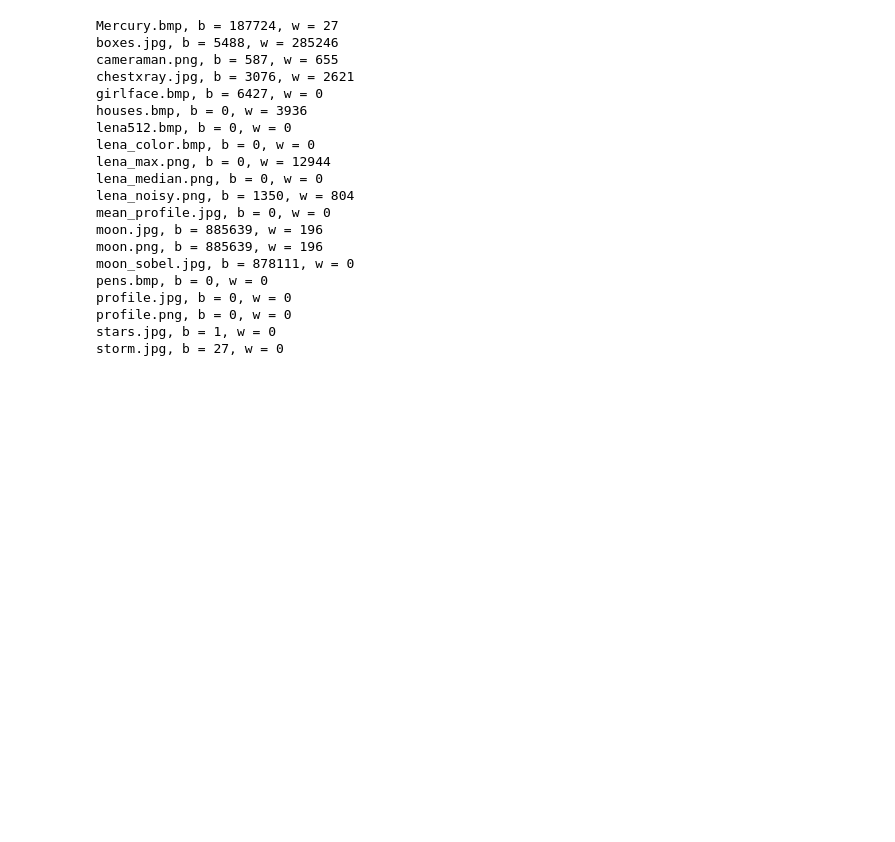
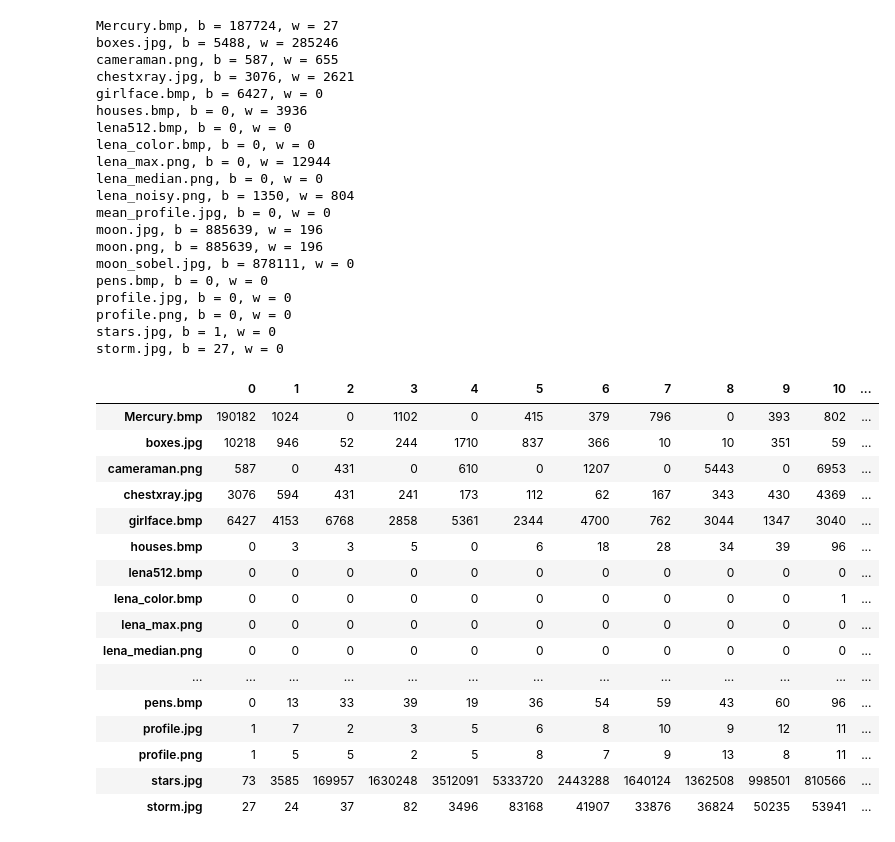
Before and after one commit to SohamMalakar/dip_lab, a Jupyter notebook: 13.01.25_SP.ipynb, the cells around one changed output. Cells and saved outputs as stored; diff of their text form; code cells hidden in the pictures; blank space fills up the shorter version.

```diff
--- a/13.01.25_SP.ipynb
+++ b/13.01.25_SP.ipynb
@@ -53,3 +50,51 @@ profile.jpg, b = 0, w = 0
 profile.png, b = 0, w = 0
 stars.jpg, b = 1, w = 0
 storm.jpg, b = 27, w = 0
+# %%
+data = []
+# %%
+for img in images:
+    freq = [0] * 256
+    mat = plt.imread(os.path.join("images", img))
+    img_type = img.split(".")[-1]
+
+    if len(mat.shape) > 2:
+        r, g, b = mat[:,:,0], mat[:,:,1], mat[:,:,2]
+        mat = r * 0.299 + g * 0.587 + b * 0.114
+
+    if img_type == "png":
+        for r in range(mat.shape[0]):
+            for c in range(mat.shape[1]):
+                mat[r, c] *= 255
+
+    for r in range(mat.shape[0]):
+        for c in range(mat.shape[1]):
+            freq[int(mat[r, c])] += 1
+
+    data.append(freq)
+# %%
+import pandas as pd
+
+pd.set_option('display.max_columns', 256)
+# %%
+df = pd.DataFrame(data, columns=range(256))
+df.index = images
+df
+# %% [output]
+|  | 0 | 1 | 2 | 3 | 4 | 5 | 6 | 7 | 8 | 9 | 10 | ... |
+| Mercury.bmp | 190182 | 1024 | 0 | 1102 | 0 | 415 | 379 | 796 | 0 | 393 | 802 | ... |
+| boxes.jpg | 10218 | 946 | 52 | 244 | 1710 | 837 | 366 | 10 | 10 | 351 | 59 | ... |
+| cameraman.png | 587 | 0 | 431 | 0 | 610 | 0 | 1207 | 0 | 5443 | 0 | 6953 | ... |
+| chestxray.jpg | 3076 | 594 | 431 | 241 | 173 | 112 | 62 | 167 | 343 | 430 | 4369 | ... |
+| girlface.bmp | 6427 | 4153 | 6768 | 2858 | 5361 | 2344 | 4700 | 762 | 3044 | 1347 | 3040 | ... |
+| houses.bmp | 0 | 3 | 3 | 5 | 0 | 6 | 18 | 28 | 34 | 39 | 96 | ... |
+| lena512.bmp | 0 | 0 | 0 | 0 | 0 | 0 | 0 | 0 | 0 | 0 | 0 | ... |
+| lena_color.bmp | 0 | 0 | 0 | 0 | 0 | 0 | 0 | 0 | 0 | 0 | 1 | ... |
+| lena_max.png | 0 | 0 | 0 | 0 | 0 | 0 | 0 | 0 | 0 | 0 | 0 | ... |
+| lena_median.png | 0 | 0 | 0 | 0 | 0 | 0 | 0 | 0 | 0 | 0 | 0 | ... |
+| ... | ... | ... | ... | ... | ... | ... | ... | ... | ... | ... | ... | ... |
+| pens.bmp | 0 | 13 | 33 | 39 | 19 | 36 | 54 | 59 | 43 | 60 | 96 | ... |
+| profile.jpg | 1 | 7 | 2 | 3 | 5 | 6 | 8 | 10 | 9 | 12 | 11 | ... |
+| profile.png | 1 | 5 | 5 | 2 | 5 | 8 | 7 | 9 | 13 | 8 | 11 | ... |
+| stars.jpg | 73 | 3585 | 169957 | 1630248 | 3512091 | 5333720 | 2443288 | 1640124 | 1362508 | 998501 | 810566 | ... |
+| storm.jpg | 27 | 24 | 37 | 82 | 3496 | 83168 | 41907 | 33876 | 36824 | 50235 | 53941 | ... |
```
Also changed, not shown: parts of 2 cells of this notebook.
